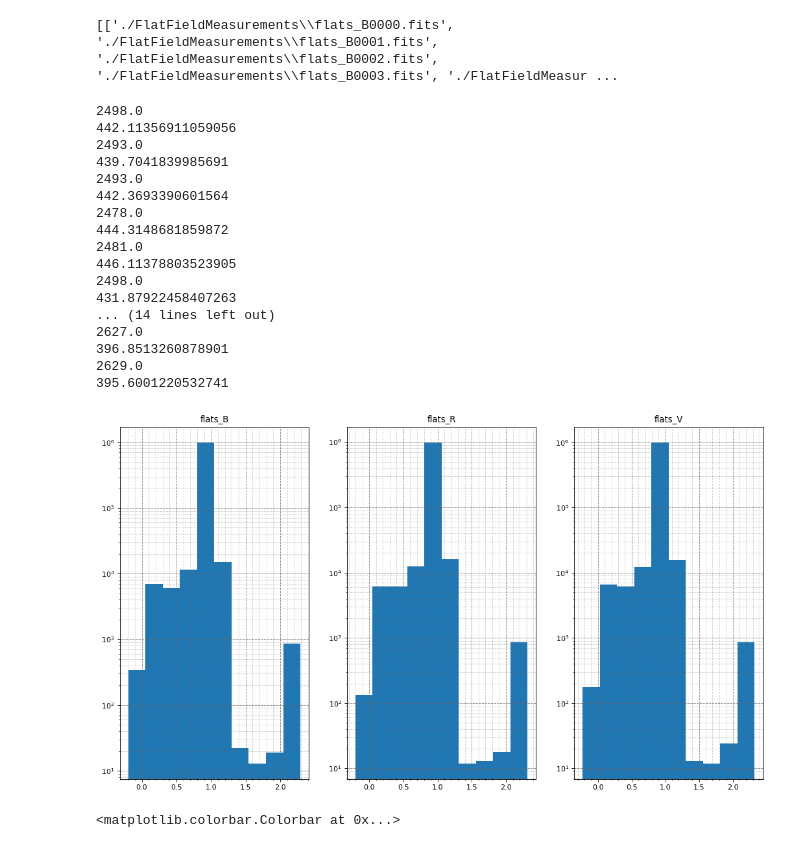
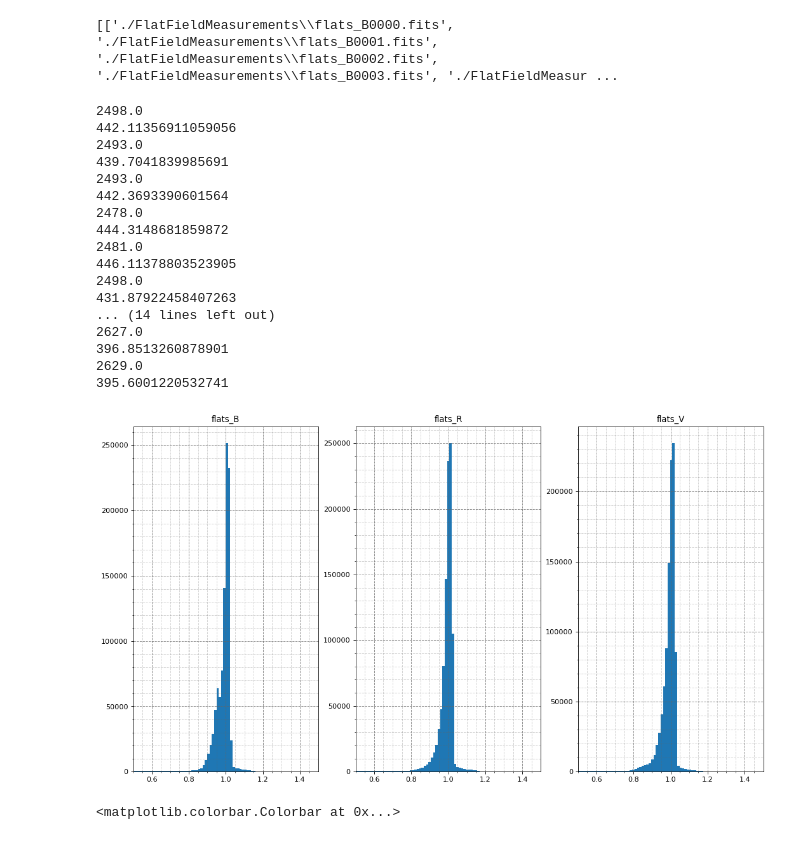
Before and after one commit to fexfl/FP, a Jupyter notebook: F30/F30 Analysis.ipynb, the cells around one changed output. Cells and saved outputs as stored; diff of their text form; code cells hidden in the pictures.

```diff
--- a/F30/F30 Analysis.ipynb
+++ b/F30/F30 Analysis.ipynb
@@ -153,36 +153,37 @@ for pathlist in flats_paths:
     master_image = np.median(corrected_images_np[:,:,:1000], axis=0)
     master_median = np.median(master_image)
     master_image_normalized = master_image / master_median
     plt.subplot(1, 3, i+1)
-    counts, bins = np.histogram(master_image_normalized.flatten())
+    counts, bins = np.histogram(master_image_normalized.flatten(), bins=200)
     #plt.bar(counts, bins)
     plt.title(pathlist[0][24:31])
     plt.grid(b=True, which='major', color='#666666', linestyle='--', alpha = 0.8)
     plt.grid(b=True, which='minor', color='#666666', linestyle='--', alpha = 0.3)
     plt.minorticks_on()
-    plt.yscale('log')
+    #plt.yscale('log')
+    plt.xlim(0.5,1.5)
     plt.hist(bins[:-1], bins, weights=counts)
 
     i+=1
 # %% [output]
 2498.0
 442.11356911059056
 2493.0
 439.7041839985691
 2493.0
 442.3693390601564
 2478.0
 444.3148681859872
 2481.0
 446.11378803523905
 2498.0
 431.87922458407263
 ... (14 lines left out)
 2627.0
 396.8513260878901
 2629.0
 395.6001220532741
-[figure, old version]
+[figure, new version]
 # %%
 hdul = fits.open(flats_B[0])
 #hdul.info()
```
Also changed, not shown: parts of 7 cells of this notebook, 1 other file.
